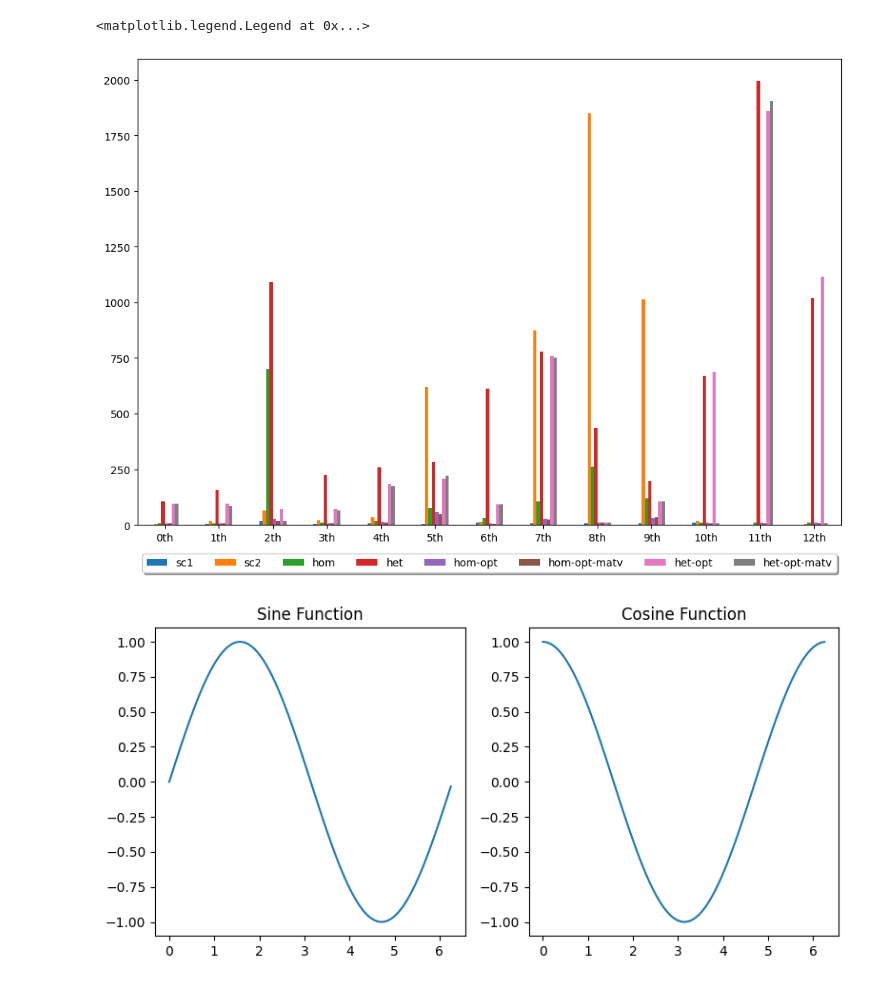
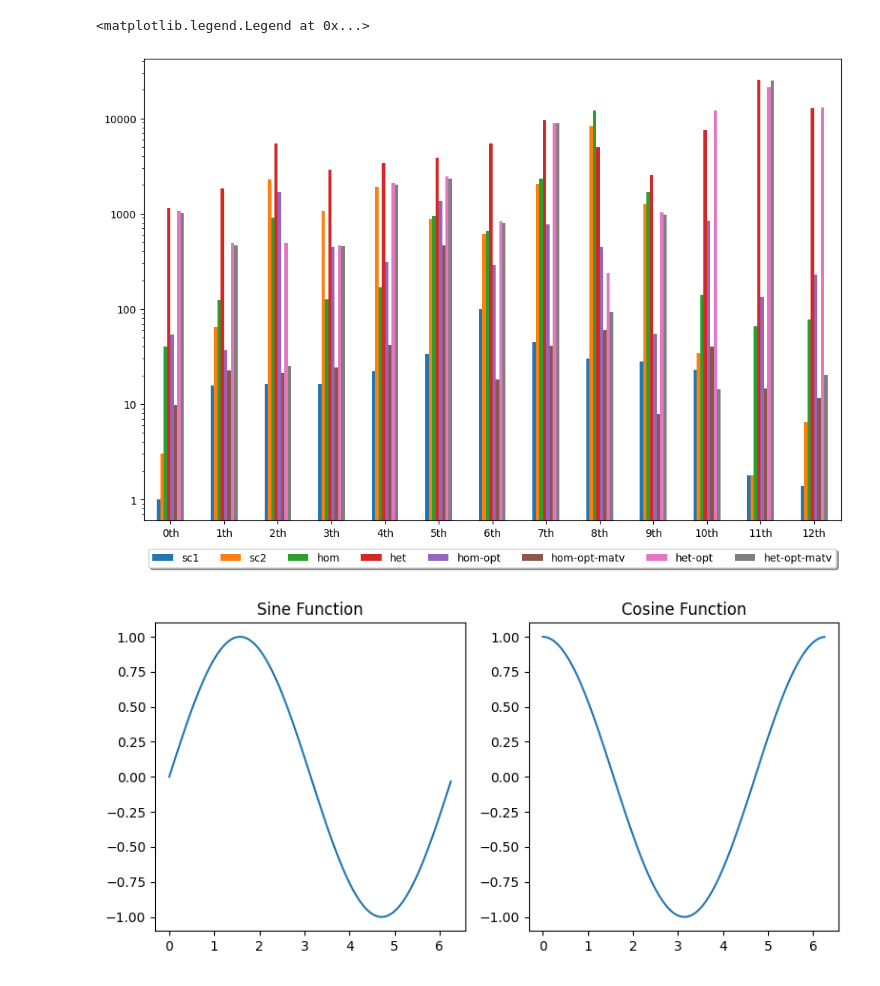
Before and after one commit to Simone-Scalella/Progetto_NewGenerationDB, a Jupyter notebook: analisi.ipynb, the cells around one changed output. Cells and saved outputs as stored; diff of their text form; code cells hidden in the pictures.

```diff
--- a/analisi.ipynb
+++ b/analisi.ipynb
@@ -8,7 +9,7 @@ import math
 
 path_old = ["experiments/obdf-resultAnalysis/resultFiles_old/20000.csv","experiments/obdf-resultAnalysis/resultFiles_old/200000.csv","experiments/obdf-resultAnalysis/resultFiles_old/2000000.csv"]
 
-path_new = ["experiments/obdf-resultAnalysis/resultFiles/2000.csv","experiments/obdf-resultAnalysis/resultFiles/200000.csv","experiments/obdf-resultAnalysis/resultFiles/2000000.csv"]
+path_new = ["experiments/obdf-resultAnalysis/resultFiles/20000.csv","experiments/obdf-resultAnalysis/resultFiles/200000.csv","experiments/obdf-resultAnalysis/resultFiles/2000000.csv"]
 # %%
 all_result = []
 all_result_old = []
@@ -25,13 +26,15 @@ for a in range(0,3):
 # %%
 # Andiamo a stampare il barplot con i risultati
 
 ax = all_result[0].plot.bar(rot=0,figsize=(12,8))
 ax.set_xticks(range(0,13),all_result[0]['query'].values)
+ax.set_yscale('log')
+ax.yaxis.set_major_formatter(ScalarFormatter())
 ax.legend(loc='upper center', bbox_to_anchor=(0.5, -0.05),
           fancybox=True, shadow=True, ncol=8)
 # %% [output]
 <matplotlib.legend.Legend at 0x...>
-[figure, old version]
+[figure, new version]
 # %%
 # Get the angles from 0 to 2 pie (360 degree) in narray object
 X = np.arange(0, math.pi*2, 0.05)
```
Also changed, not shown: parts of 2 cells of this notebook, 52 other files.
